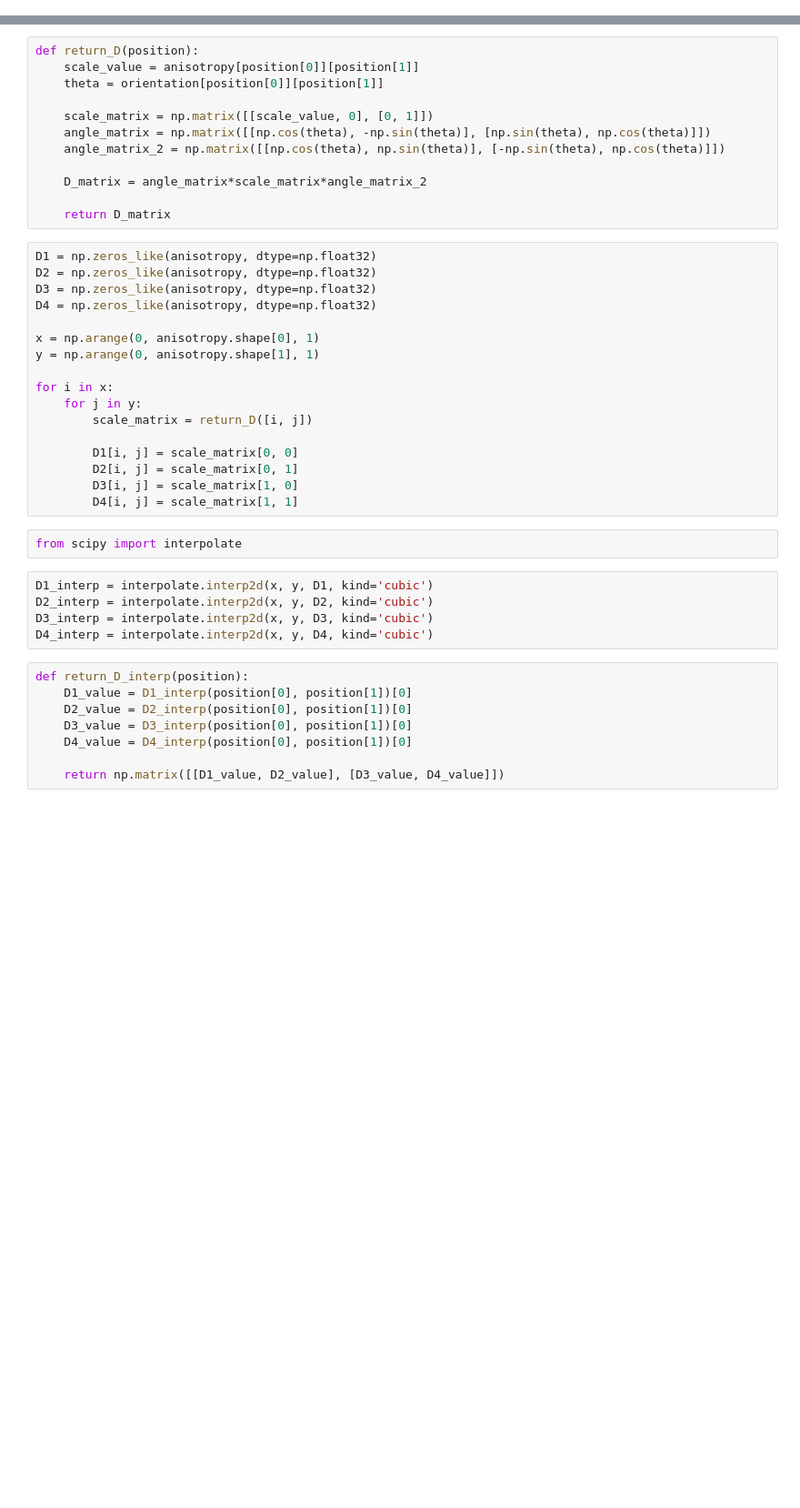
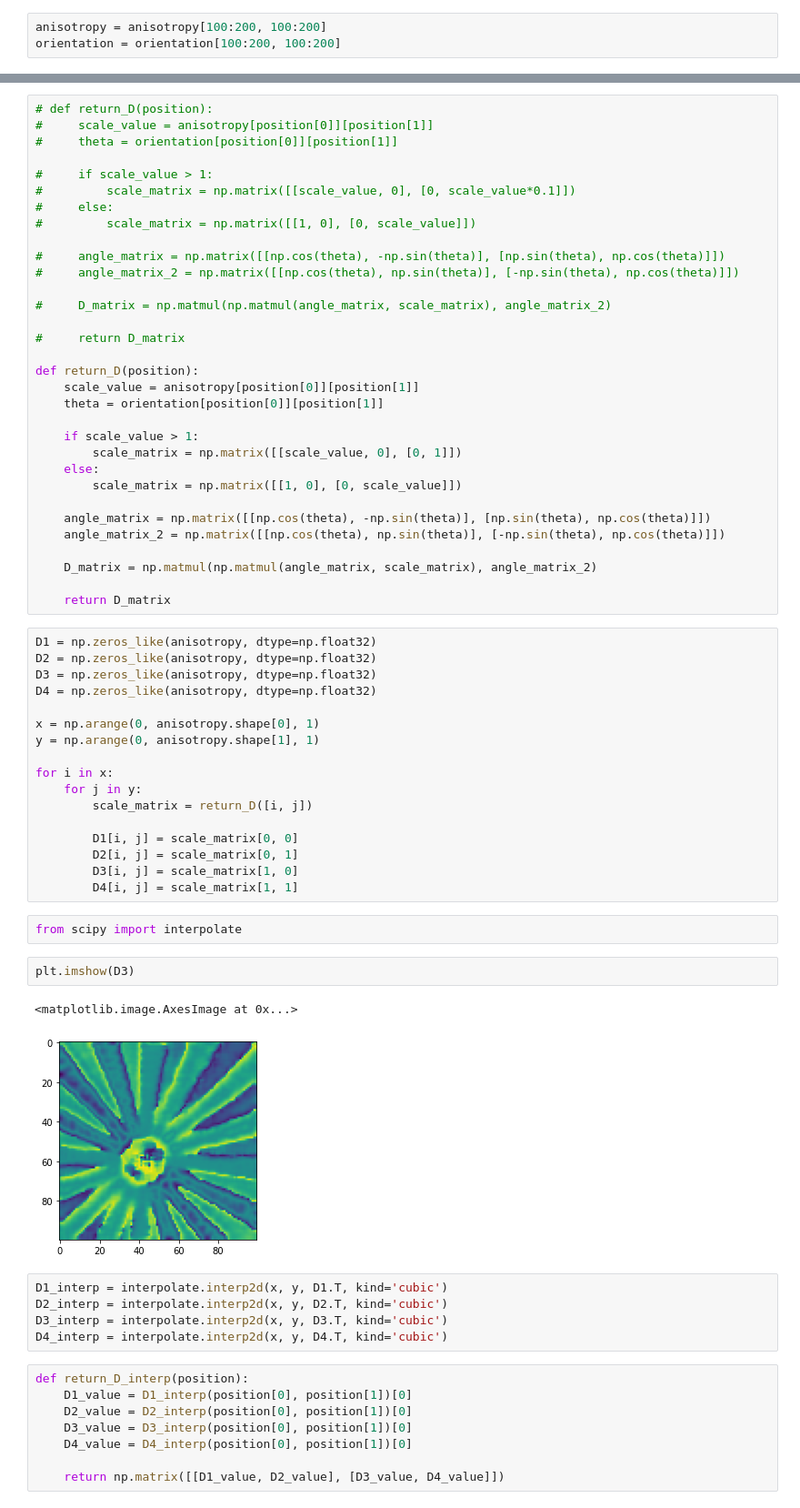
Before and after one commit to mehta-lab/tensor-visualization, a Jupyter notebook: Glyph Based Visualization.ipynb, the cells around one changed output, grey strips where cells are left out. Shown at 91% size. Cells and saved outputs as stored; diff of their text form; blank space fills up the shorter version.

```diff
--- a/Glyph Based Visualization.ipynb
+++ b/Glyph Based Visualization.ipynb
@@ -29,3 +33,6 @@ orientation = cv2.imread('img_azimuth_t000_p000_z044.tif', -1).astype('float32')
+# %%
+anisotropy = anisotropy[100:200, 100:200]
+orientation = orientation[100:200, 100:200]
 # %%
 ps = 6.9/63
 wavelength = 0.532
@@ -46,13 +57,33 @@ anisotropy, orientation = return_smooth(orientation, anisotropy)
 # %%
+# def return_D(position):
+#     scale_value = anisotropy[position[0]][position[1]]
+#     theta = orientation[position[0]][position[1]]
+
+#     if scale_value > 1:
+#         scale_matrix = np.matrix([[scale_value, 0], [0, scale_value*0.1]])
+#     else:
+#         scale_matrix = np.matrix([[1, 0], [0, scale_value]])
+
+#     angle_matrix = np.matrix([[np.cos(theta), -np.sin(theta)], [np.sin(theta), np.cos(theta)]])
+#     angle_matrix_2 = np.matrix([[np.cos(theta), np.sin(theta)], [-np.sin(theta), np.cos(theta)]])
+
+#     D_matrix = np.matmul(np.matmul(angle_matrix, scale_matrix), angle_matrix_2)
+
+#     return D_matrix
+
 def return_D(position):
     scale_value = anisotropy[position[0]][position[1]]
     theta = orientation[position[0]][position[1]]
 
-    scale_matrix = np.matrix([[scale_value, 0], [0, 1]])
+    if scale_value > 1:
+        scale_matrix = np.matrix([[scale_value, 0], [0, 1]])
+    else:
+        scale_matrix = np.matrix([[1, 0], [0, scale_value]])
+
     angle_matrix = np.matrix([[np.cos(theta), -np.sin(theta)], [np.sin(theta), np.cos(theta)]])
     angle_matrix_2 = np.matrix([[np.cos(theta), np.sin(theta)], [-np.sin(theta), np.cos(theta)]])
 
-    D_matrix = angle_matrix*scale_matrix*angle_matrix_2
+    D_matrix = np.matmul(np.matmul(angle_matrix, scale_matrix), angle_matrix_2)
 
     return D_matrix
 # %%
@@ -74,11 +105,16 @@ for i in x:
         D4[i, j] = scale_matrix[1, 1]
 # %%
 from scipy import interpolate
+# %%
+plt.imshow(D3)
+# %% [output]
+<matplotlib.image.AxesImage at 0x...>
+[figure, added]
 # %%
-D1_interp = interpolate.interp2d(x, y, D1, kind='cubic')
-D2_interp = interpolate.interp2d(x, y, D2, kind='cubic')
-D3_interp = interpolate.interp2d(x, y, D3, kind='cubic')
-D4_interp = interpolate.interp2d(x, y, D4, kind='cubic')
+D1_interp = interpolate.interp2d(x, y, D1.T, kind='cubic')
+D2_interp = interpolate.interp2d(x, y, D2.T, kind='cubic')
+D3_interp = interpolate.interp2d(x, y, D3.T, kind='cubic')
+D4_interp = interpolate.interp2d(x, y, D4.T, kind='cubic')
 # %%
 def return_D_interp(position):
     D1_value = D1_interp(position[0], position[1])[0]
```
Also changed, not shown: parts of 30 cells of this notebook, 1 other file.
